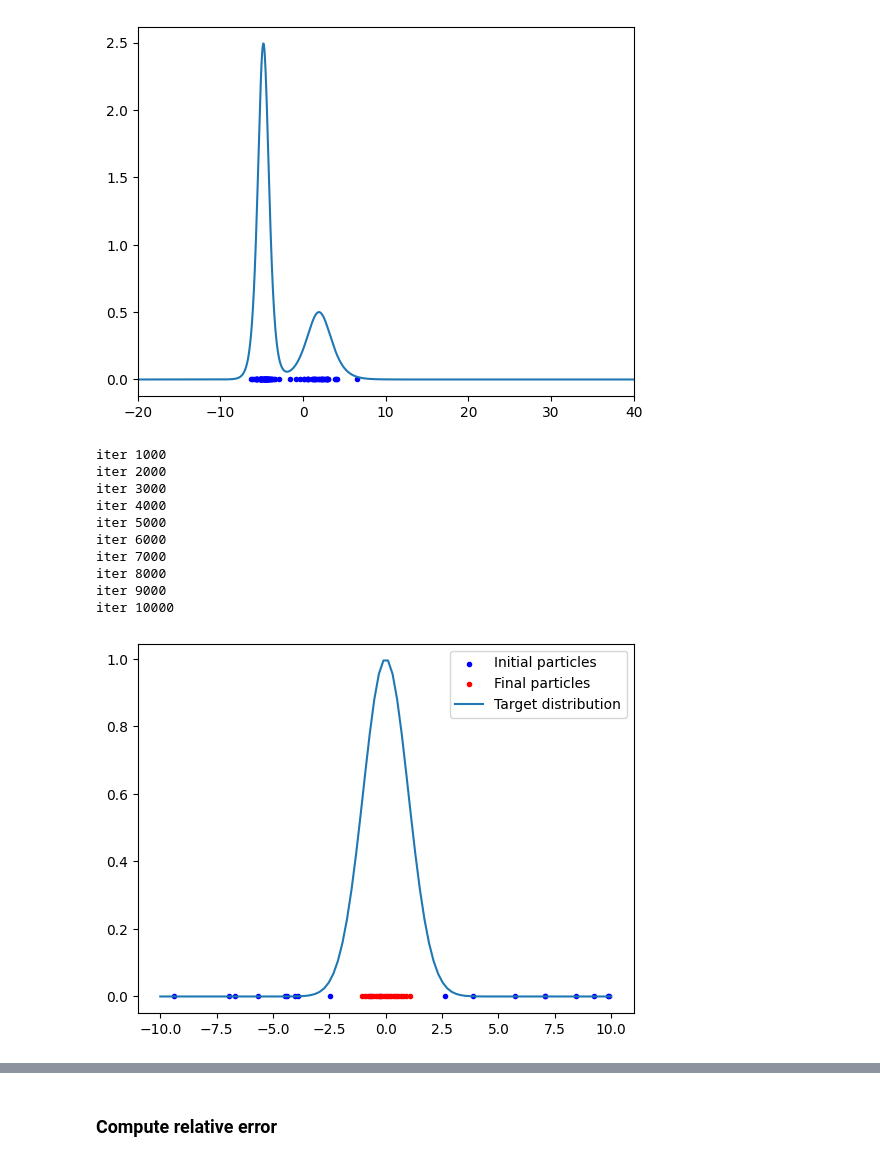
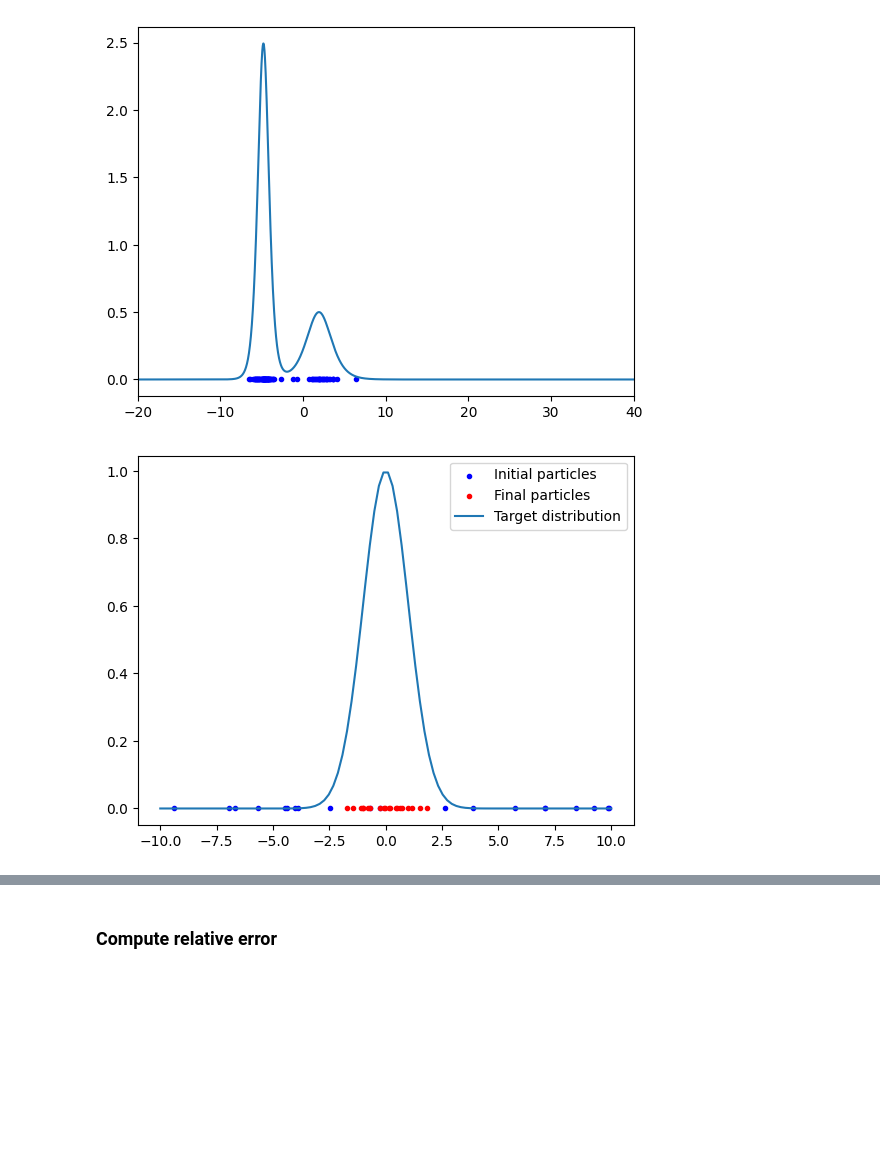
Before and after one commit to FraBet29/Neural_Galerkin, a Jupyter notebook: Adaptive-KdV.ipynb, the cells around one changed output, grey strips where cells are left out. Cells and saved outputs as stored; diff of their text form; code cells hidden in the pictures; blank space fills up the shorter version.

```diff
--- a/Adaptive-KdV.ipynb
+++ b/Adaptive-KdV.ipynb
@@ -45,18 +45,19 @@ def exactKdVTwoSol(x, t):
 problem_data = ProblemData(name='kdv_adaptive', # problem name
                            d=1, # input dimension
                            domain=(-20, 40), # 1D: (lower, upper)
-                           T=6, # final time
+                           T=4, # 6, # final time
                            initial_fn=lambda x: exactKdVTwoSol(x, 0), # initial condition
                            N=2048, # number of spatial points
                            dt=0.01, # time step (if needed)
                           )
 
 training_data = TrainingData(m=5, # number of neurons per layer
-                             batch_size=10000, # batch size
+                             batch_size=100000, # batch size
                              epochs=100000, # number of epochs
-                             gamma=0.1, # learning rate
+                             gamma=0.1, # learning rate (if needed)
                              seed=0, # seed for reproducibility
                              scheduler=optax.piecewise_constant_schedule(init_value=0.1, boundaries_and_scales={1000: 0.1, 10000: 0.1}) # learning rate scheduler
+                             # scheduler=optax.piecewise_constant_schedule(init_value=0.1, boundaries_and_scales={100: 0.5, 1000: 0.5, 10000: 0.5}) # learning rate scheduler
                              # scheduler=optax.exponential_decay(init_value=0.1, transition_steps=1000, decay_rate=0.9) # learning rate scheduler
                              # scheduler=optax.linear_schedule(init_value=0.1, end_value=0.01,
                              #                                 transition_steps=1000, transition_begin=1000) # learning rate scheduler
@@ -97,4 +98,8 @@ if initial_fit:
     theta = init_neural_galerkin(net, problem_data, training_data) # train a NN to fit the initial condition
     jnp.save('./data/theta_init_' + problem_data.name + '_' + str(training_data.seed) + '.npy', theta)
 else:
-    theta = jnp.load('./data/theta_init_' + problem_data.name + '_' + str(training_data.seed) + '.npy', allow_pickle=True).item()
+    theta = jnp.load('./data/theta_init_' + problem_data.name + '_' + str(training_data.seed) + '_improved.npy', allow_pickle=True).item()
+
+x_plot = jnp.linspace(problem_data.domain[0], problem_data.domain[1], problem_data.N)
+relative_error = jnp.linalg.norm(net.apply(theta, x_plot.reshape(-1, 1)) - exactKdVTwoSol(x_plot, 0)) / jnp.linalg.norm(exactKdVTwoSol(x_plot, 0))
+print("Relative error of the initial fit:", relative_error)
@@ -168,0 +189,11 @@ def r_fn(theta_flat, delta_theta_flat, x, t):
+# %%
+# Check on the conditioning number of M (by varying zeta)
+
+print("Uniform sampling")
+x = uniform_sampling(problem_data, 1000)
+M = M_fn(theta_flat, x, 0) # no boundary correction
+print("  k(M) with zeta = 0:", jnp.linalg.cond(M))
+M = M_fn(theta_flat, x, 100)
+print("  k(M) with zeta = 100:", jnp.linalg.cond(M))
+M = M_fn(theta_flat, x, 10000)
+print("  k(M) with zeta = 10000:", jnp.linalg.cond(M))
@@ -192,38 +228,28 @@ plt.show()
 # %%
 # Test SVGD on a simple Gaussian
 
 @jax.jit
 def gaussian(x, mu, sigma):
     return jnp.exp(- 0.5 * (x - mu) ** 2 / sigma ** 2)
 
 @jax.jit
 def log_gaussian(x, mu, sigma):
     return jnp.log(gaussian(x, mu, sigma))
 
 @jax.jit
 def log_gaussian_dx(x, mu, sigma):
     return jax.vmap(jax.grad(log_gaussian), (0, None, None))(x, mu, sigma)
 
 x0 = jax.random.uniform(jax.random.key(0), shape=(20, ), minval=-10, maxval=10).reshape(-1, 1) # initial particles
 dlnprob = lambda x: log_gaussian_dx(x, 0, 1)
-theta = SVGD_update(x0, dlnprob, n_iter=10000, stepsize=0.05, debug=True)
+theta = SVGD_update(x0, dlnprob, n_iter=500, stepsize=0.05, alpha=10, debug=True)
 
 plt.scatter(x0, jnp.zeros_like(x0), color='blue', label='Initial particles', marker='.')
 plt.scatter(theta, jnp.zeros_like(theta), color='red', label='Final particles', marker='.')
 x_plot = jnp.linspace(-10, 10, 100)
 plt.plot(x_plot, gaussian(x_plot, 0, 1), label='Target distribution')
 plt.legend()
 plt.show()
 # %% [output]
-iter 1000
-iter 2000
-iter 3000
-iter 4000
-iter 5000
-iter 6000
-iter 7000
-iter 8000
-iter 9000
-iter 10000
-[figure, old version]
+[figure, new version]
 # %%
```
Also changed, not shown: parts of 21 cells of this notebook, 18 other files.
